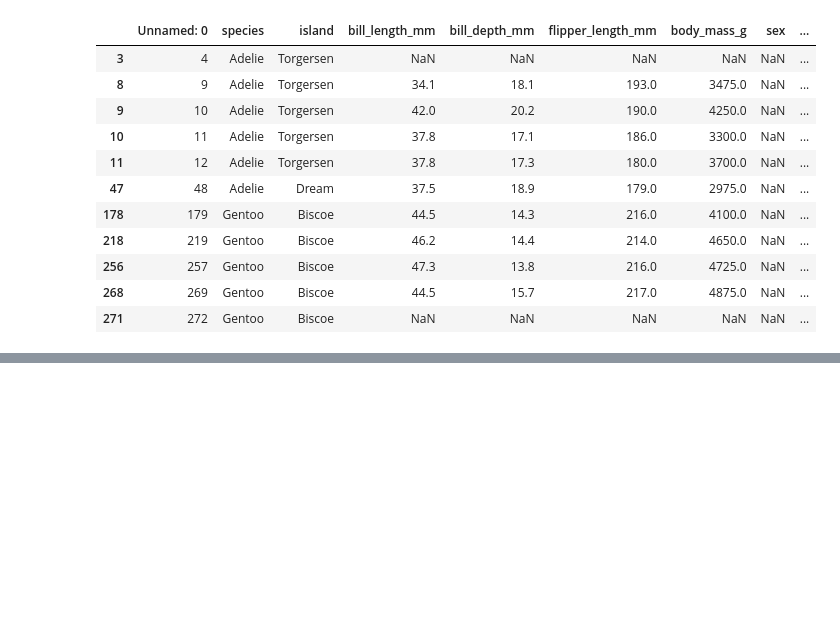
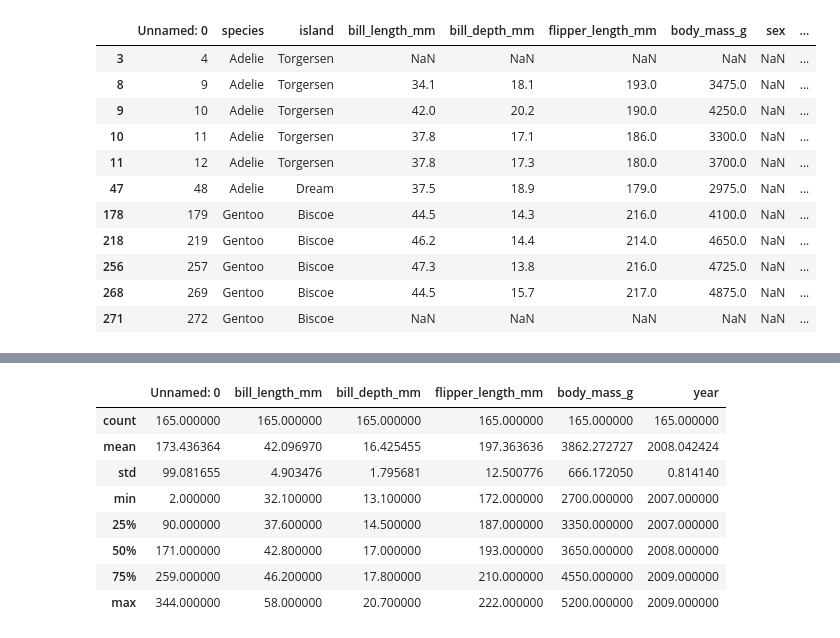
Before and after one commit to AndrewBoyne/my_qa_repo, a Jupyter notebook: Week 7/Untitled2.ipynb, the cells around one changed output, grey strips where cells are left out. Drawn from its saved outputs; the diff is of its cells as text; code cells hidden in the pictures; blank space fills up the shorter version.

```diff
--- a/Week 7/Untitled2.ipynb
+++ b/Week 7/Untitled2.ipynb
@@ -63,0 +155,12 @@ df[df.isnull().any(axis=1)]
+# %%
+df[df['sex']=='female'].describe()
+# %% [output]
+|  | Unnamed: 0 | bill_length_mm | bill_depth_mm | flipper_length_mm | body_mass_g | year |
+| count | 165.000000 | 165.000000 | 165.000000 | 165.000000 | 165.000000 | 165.000000 |
+| mean | 173.436364 | 42.096970 | 16.425455 | 197.363636 | 3862.272727 | 2008.042424 |
+| std | 99.081655 | 4.903476 | 1.795681 | 12.500776 | 666.172050 | 0.814140 |
+| min | 2.000000 | 32.100000 | 13.100000 | 172.000000 | 2700.000000 | 2007.000000 |
+| 25% | 90.000000 | 37.600000 | 14.500000 | 187.000000 | 3350.000000 | 2007.000000 |
+| 50% | 171.000000 | 42.800000 | 17.000000 | 193.000000 | 3650.000000 | 2008.000000 |
+| 75% | 259.000000 | 46.200000 | 17.800000 | 210.000000 | 4550.000000 | 2009.000000 |
+| max | 344.000000 | 58.000000 | 20.700000 | 222.000000 | 5200.000000 | 2009.000000 |
```
Also changed, not shown: parts of 15 cells of this notebook, 3 other files.
